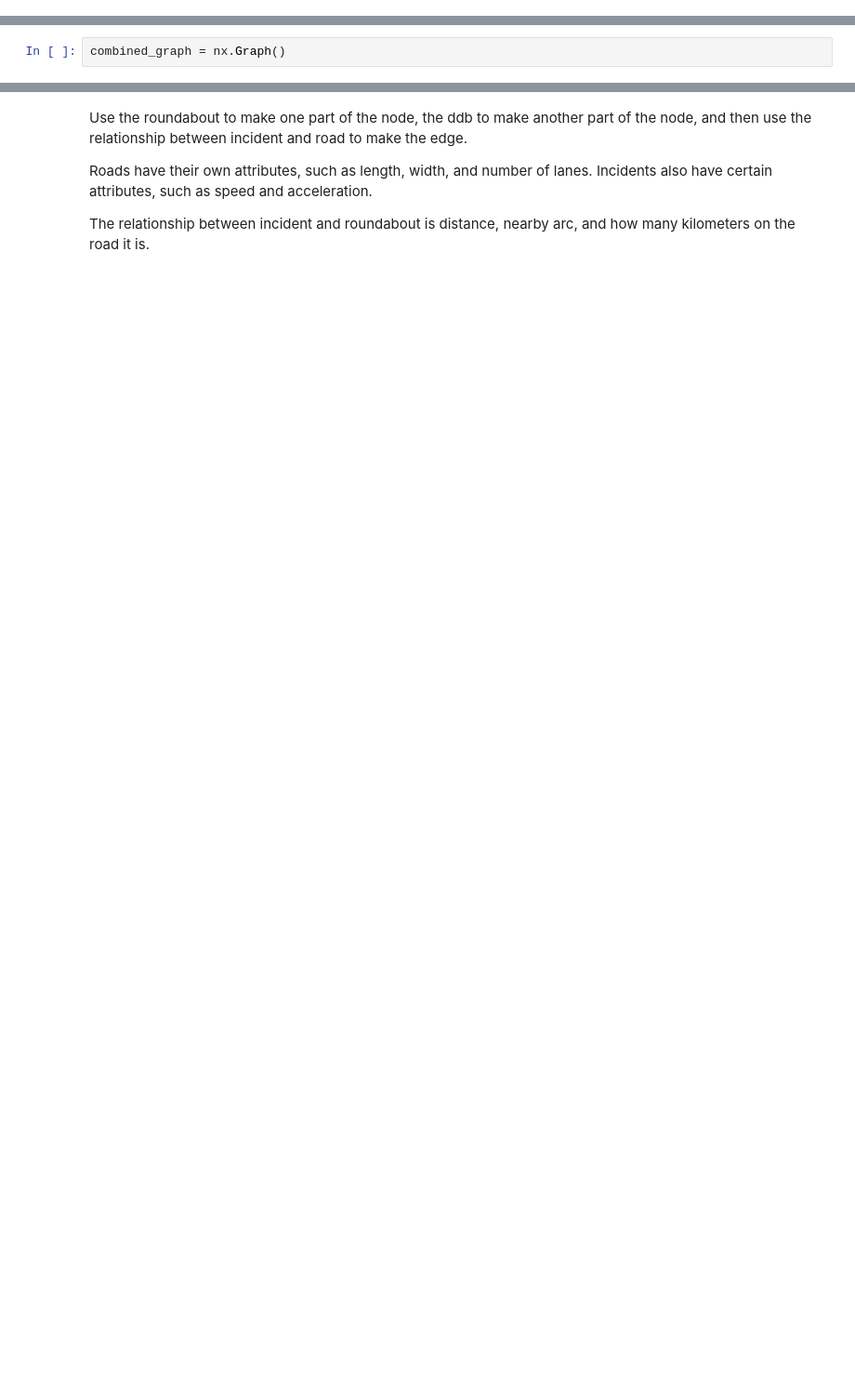
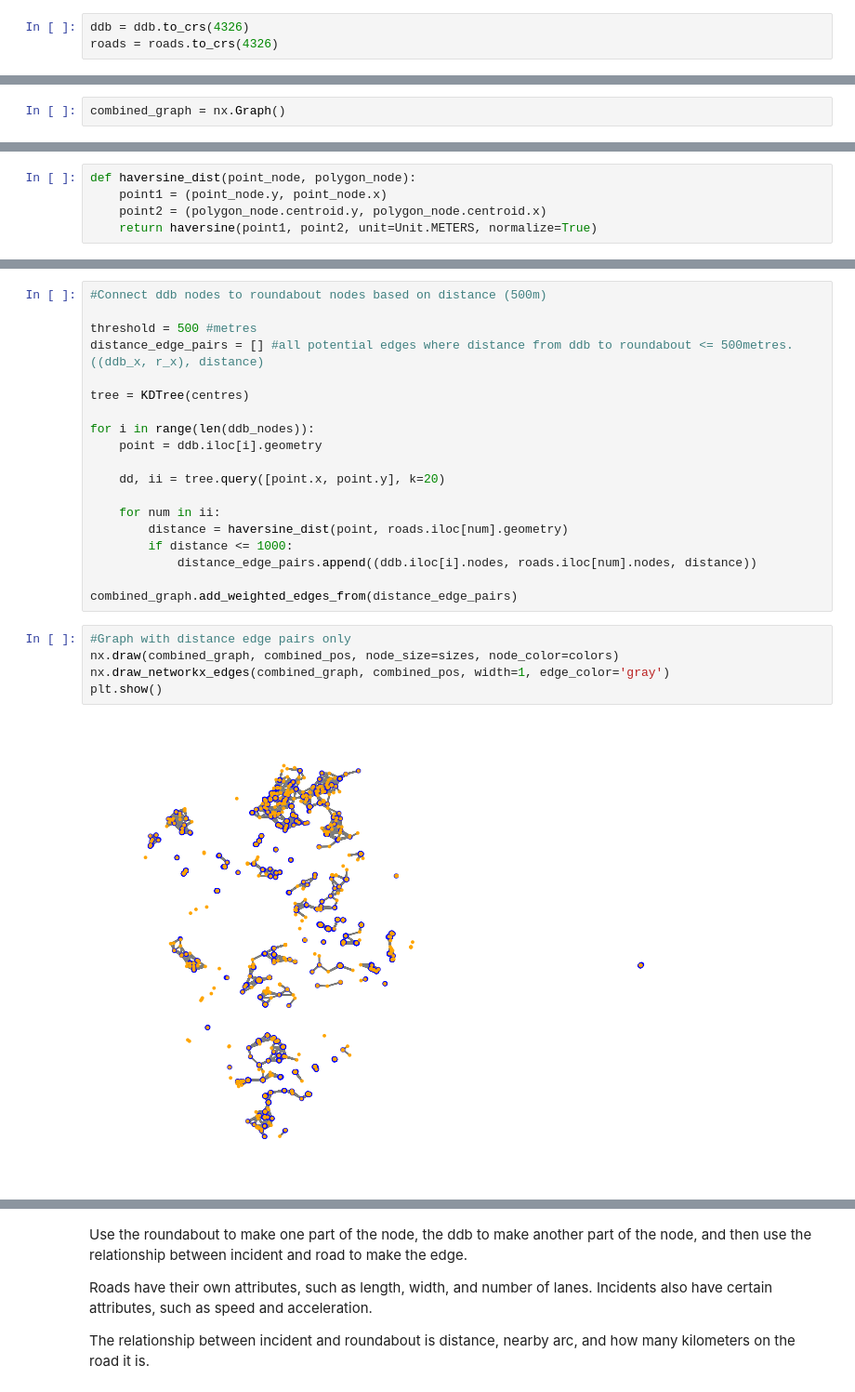
Before and after one commit to tylershienlim/python-CompassIoT-Capstone, a Jupyter notebook: DD-graph-road-incident.ipynb, the cells around one changed output, grey strips where cells are left out. Shown at 93% size. Drawn from its saved outputs; the diff is of its cells as text; blank space fills up the shorter version.

```diff
--- a/DD-graph-road-incident.ipynb
+++ b/DD-graph-road-incident.ipynb
@@ -11,6 +14,9 @@ from libpysal import weights, examples
 # %%
 ddb = gpd.read_file('./data/ddb_roundabout.geojson')
 roads = gpd.read_file('./data/roundaboutv3.geojson')
+# %%
+ddb = ddb.to_crs(4326)
+roads = roads.to_crs(4326)
 # %%
 def check_graph(nxgraph):
     # Check if the graph has any nodes.
@@ -143,3 +148,8 @@ nx.draw(combined_graph, combined_pos, node_size=sizes, node_color=colors)
 plt.show()
 # %% [output]
 [figure]
+# %%
+def haversine_dist(point_node, polygon_node):
+    point1 = (point_node.y, point_node.x)
+    point2 = (polygon_node.centroid.y, polygon_node.centroid.x)
+    return haversine(point1, point2, unit=Unit.METERS, normalize=True)
@@ -145,0 +161,26 @@ plt.show()
+# %%
+#Connect ddb nodes to roundabout nodes based on distance (500m)
+
+threshold = 500 #metres
+distance_edge_pairs = [] #all potential edges where distance from ddb to roundabout <= 500metres. ((ddb_x, r_x), distance)
+
+tree = KDTree(centres)
+
+for i in range(len(ddb_nodes)):
+    point = ddb.iloc[i].geometry
+
+    dd, ii = tree.query([point.x, point.y], k=20)
+
+    for num in ii:
+        distance = haversine_dist(point, roads.iloc[num].geometry)
+        if distance <= 1000:
+            distance_edge_pairs.append((ddb.iloc[i].nodes, roads.iloc[num].nodes, distance))
+
+combined_graph.add_weighted_edges_from(distance_edge_pairs)
+# %%
+#Graph with distance edge pairs only
+nx.draw(combined_graph, combined_pos, node_size=sizes, node_color=colors)
+nx.draw_networkx_edges(combined_graph, combined_pos, width=1, edge_color='gray')
+plt.show()
+# %% [output]
+[figure, added]
```
Also changed, not shown: parts of 14 cells of this notebook.
